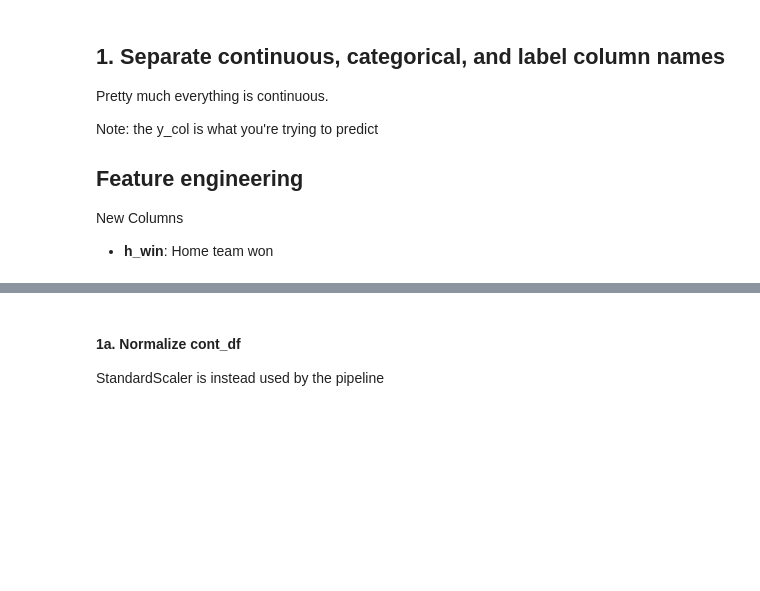
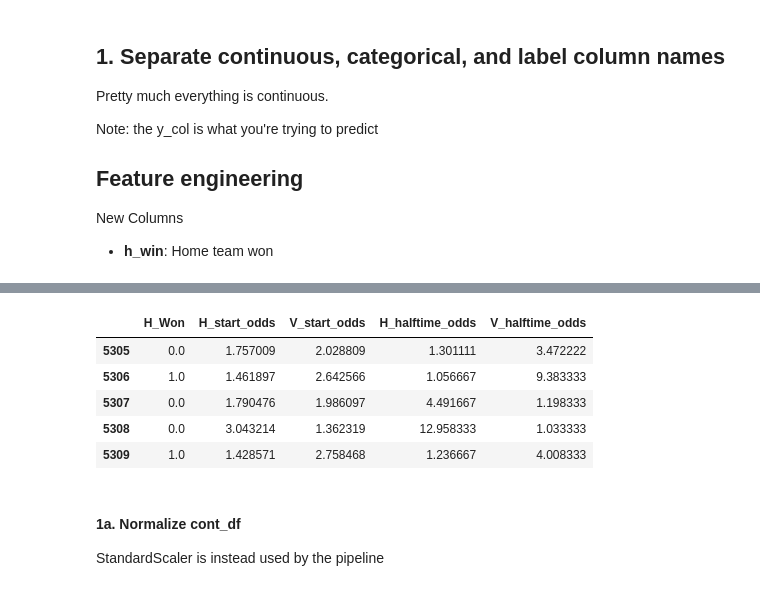
Before and after one commit to forbesjon2/NFL, a Jupyter notebook: NFL_ANN.ipynb, the cells around one changed output, grey strips where cells are left out. Cells and saved outputs as stored; diff of their text form; code cells hidden in the pictures; blank space fills up the shorter version.

```diff
--- a/NFL_ANN.ipynb
+++ b/NFL_ANN.ipynb
@@ -27,6 +27,8 @@ from sklearn.metrics import f1_score
 import logging
 # Set up logging
 logging.basicConfig(level=logging.INFO)
+# Set pandas display option to show all columns
+pd.set_option('display.max_columns', None)
 
 # XGBoost
 from xgboost import XGBClassifier, XGBRegressor
@@ -277,3 +181,12 @@ print(no_monotone_constraints_tuple)
+# %%
+perf_y_df[:5]
+# %% [output]
+|  | H_Won | H_start_odds | V_start_odds | H_halftime_odds | V_halftime_odds |
+| 5305 | 0.0 | 1.757009 | 2.028809 | 1.301111 | 3.472222 |
+| 5306 | 1.0 | 1.461897 | 2.642566 | 1.056667 | 9.383333 |
+| 5307 | 0.0 | 1.790476 | 1.986097 | 4.491667 | 1.198333 |
+| 5308 | 0.0 | 3.043214 | 1.362319 | 12.958333 | 1.033333 |
+| 5309 | 1.0 | 1.428571 | 2.758468 | 1.236667 | 4.008333 |
 # %% [markdown]
 #### 1a. Normalize cont_df
 StandardScaler is instead used by the pipeline
```
Also changed, not shown: parts of 9 cells of this notebook, 1 other file.
